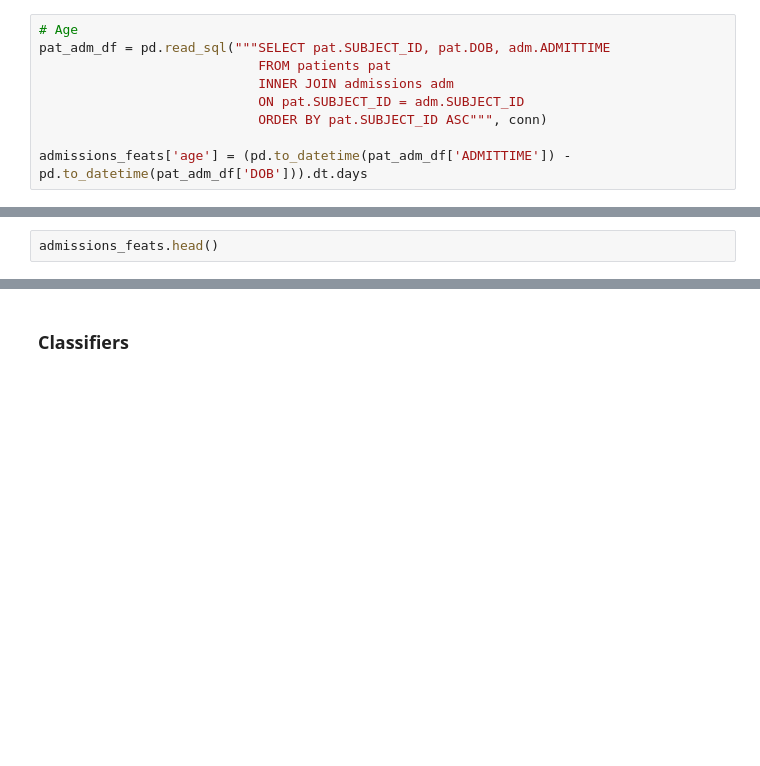
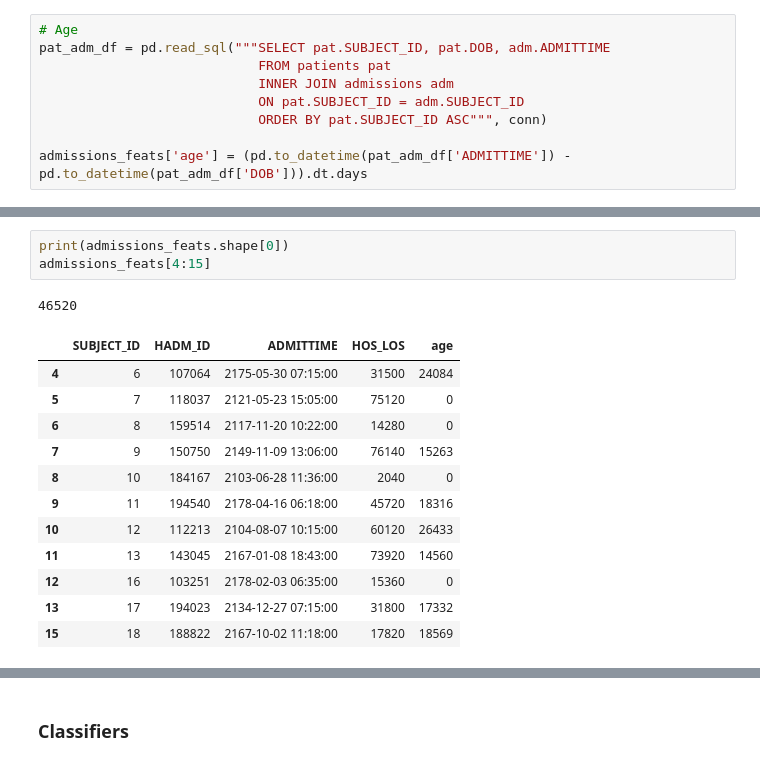
Before and after one commit to kevinmchu/BME590Final, a Jupyter notebook: Design matrix.ipynb, the cells around one changed output, grey strips where cells are left out. Saved outputs shown, nothing was run; the diff lists cells and outputs as text; blank space fills up the shorter version.

```diff
--- a/Design matrix.ipynb
+++ b/Design matrix.ipynb
@@ -210,5 +247,20 @@ admissions_info.head()
-# %%
-admissions_feats.head()
+# %%
+print(admissions_feats.shape[0])
+admissions_feats[4:15]
+# %% [output]
+46520
+|  | SUBJECT_ID | HADM_ID | ADMITTIME | HOS_LOS | age |
+| 4 | 6 | 107064 | 2175-05-30 07:15:00 | 31500 | 24084 |
+| 5 | 7 | 118037 | 2121-05-23 15:05:00 | 75120 | 0 |
+| 6 | 8 | 159514 | 2117-11-20 10:22:00 | 14280 | 0 |
+| 7 | 9 | 150750 | 2149-11-09 13:06:00 | 76140 | 15263 |
+| 8 | 10 | 184167 | 2103-06-28 11:36:00 | 2040 | 0 |
+| 9 | 11 | 194540 | 2178-04-16 06:18:00 | 45720 | 18316 |
+| 10 | 12 | 112213 | 2104-08-07 10:15:00 | 60120 | 26433 |
+| 11 | 13 | 143045 | 2167-01-08 18:43:00 | 73920 | 14560 |
+| 12 | 16 | 103251 | 2178-02-03 06:35:00 | 15360 | 0 |
+| 13 | 17 | 194023 | 2134-12-27 07:15:00 | 31800 | 17332 |
+| 15 | 18 | 188822 | 2167-10-02 11:18:00 | 17820 | 18569 |
 # %%
 print(all_icustays.shape)
 all_icustays[0:10]
```
Also changed, not shown: parts of 21 cells of this notebook.
